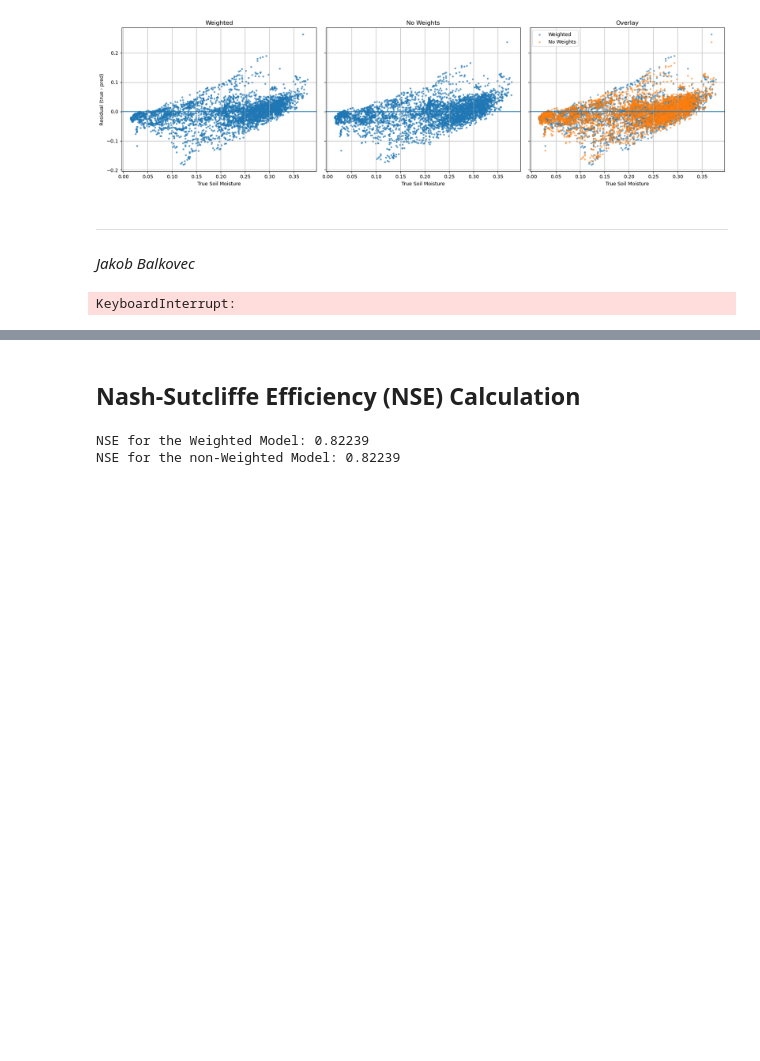
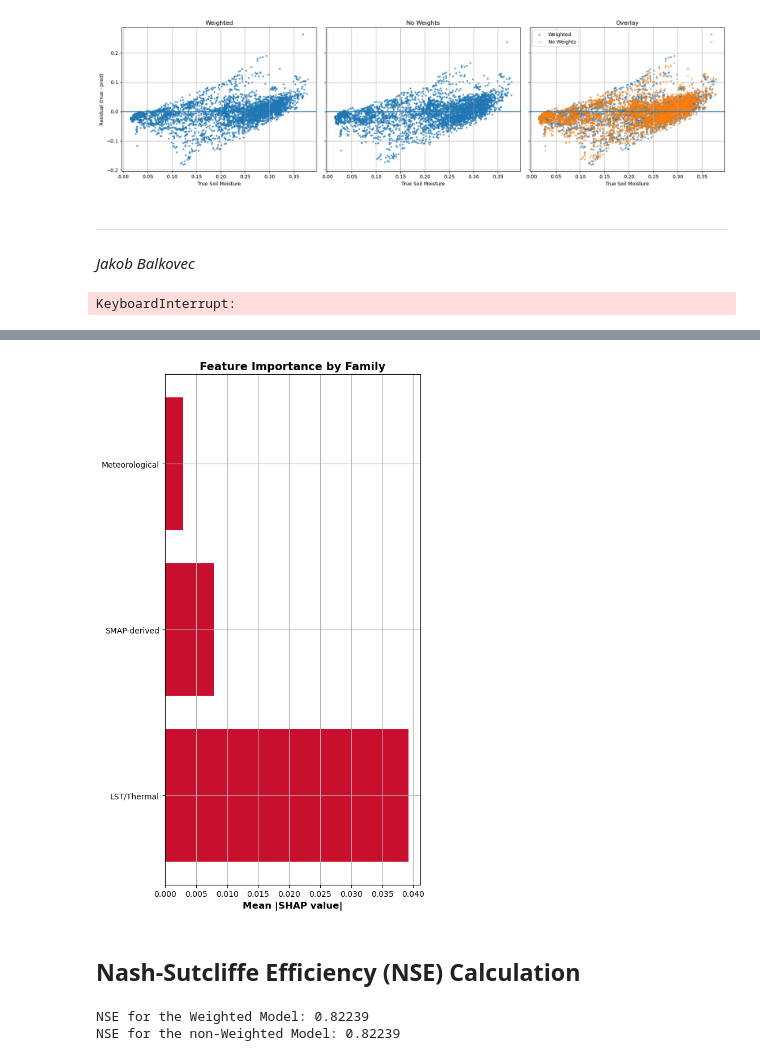
Before and after one commit to KerryCheon/MDR-Project, a Jupyter notebook: notebooks/training/archive/v19/v19.2/MDR-v19.2.ipynb, the cells around one changed output, grey strips where cells are left out. Cells and saved outputs as stored; diff of their text form; code cells hidden in the pictures; blank space fills up the shorter version.

```diff
--- a/notebooks/training/archive/v19/v19.2/MDR-v19.2.ipynb
+++ b/notebooks/training/archive/v19/v19.2/MDR-v19.2.ipynb
@@ -735,3 +740,25 @@ V_rollmin_LST_modis_kobs30       0.039201
+# %%
+families = {
+    'SMAP-derived': ['SMAP_sm_pm_interp_ema02', 'SMAP_x_year', ...],
+    'Meteorological': ['G_API', 'G_rain_sum_3d', ...],
+    'LST/Thermal': ['V_rollmin_LST_modis_kobs30', ...],
+    # etc
+}
+
+family_importance = {}
+for family, feats in families.items():
+    indices = [FEATURE_COLS.index(f) for f in feats if f in FEATURE_COLS]
+    family_importance[family] = mean_abs_shap[indices].mean()
+
+fig, ax = plt.subplots(figsize=(6, 10))
+families_sorted = sorted(family_importance.items(), key=lambda x: x[1], reverse=True)
+ax.barh([f[0] for f in families_sorted], [f[1] for f in families_sorted], color='#C8102E')
+ax.set_xlabel('Mean |SHAP value|', fontsize=12, fontweight='bold')
+ax.set_title('Feature Importance by Family', fontsize=14, fontweight='bold')
+plt.tight_layout()
+plt.show()
+# %% [output]
+[figure, added]
 # %% [markdown]
 ## Nash-Sutcliffe Efficiency (NSE) Calculation
 # %%
```
Also changed, not shown: parts of 1 cell of this notebook, 1 other file.
